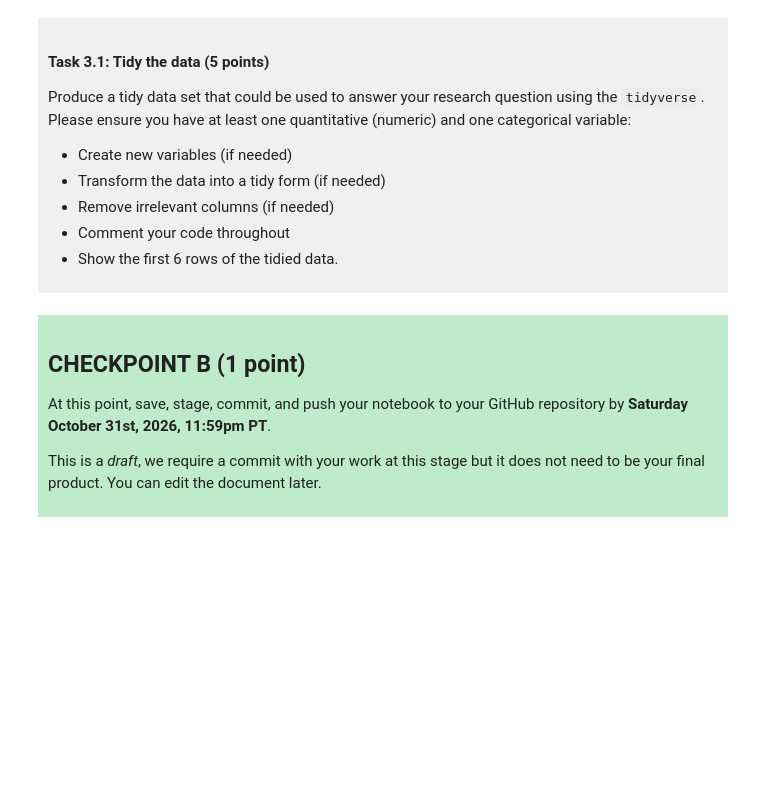
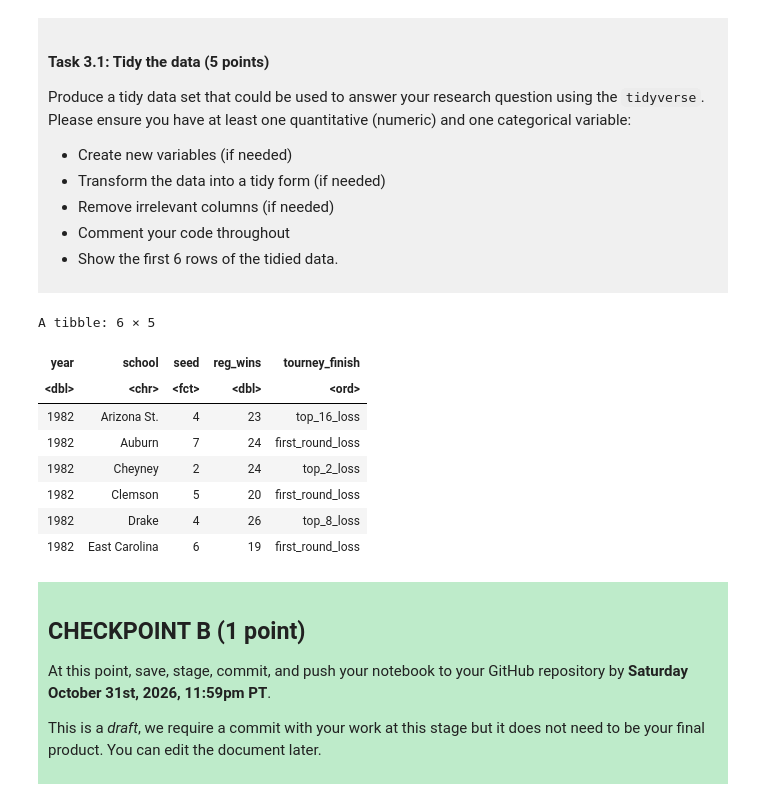
Before and after one commit to ethanshao1027-collab/DSCI-100-Project-ETHANSHAO, a Jupyter notebook: dsci-100-project-notebook.ipynb, the cells around one changed output. Saved outputs shown, nothing was run; the diff lists cells and outputs as text; code cells hidden in the pictures; blank space fills up the shorter version.

```diff
--- a/dsci-100-project-notebook.ipynb
+++ b/dsci-100-project-notebook.ipynb
@@ -189,7 +221,35 @@ Produce a tidy data set that could be used to answer your research question usin
 
 </div>
 # %%
-### EDIT THIS CODE CELL ###
+
+womens_march_madness_tidy <- womens_march_madness |>
+    select(year, school, seed, reg_wins, tourney_finish) |>
+    drop_na() |>
+    mutate(seed = as.factor(seed),
+         tourney_finish = factor(
+           tourney_finish,
+           levels = c("opening_round_loss",
+                      "first_round_loss",
+                      "second_round_loss",
+                      "top_16_loss",
+                      "top_8_loss",
+                      "top_4_loss",
+                      "top_2_loss",
+                      "champ"),
+           ordered = TRUE
+         ))
+
+head(womens_march_madness_tidy)
+# %% [output]
+A tibble: 6 × 5
+| year | school | seed | reg_wins | tourney_finish |
+| <dbl> | <chr> | <fct> | <dbl> | <ord> |
+| 1982 | Arizona St. | 4 | 23 | top_16_loss |
+| 1982 | Auburn | 7 | 24 | first_round_loss |
+| 1982 | Cheyney | 2 | 24 | top_2_loss |
+| 1982 | Clemson | 5 | 20 | first_round_loss |
+| 1982 | Drake | 4 | 26 | top_8_loss |
+| 1982 | East Carolina | 6 | 19 | first_round_loss |
 # %% [markdown]
 <div style="background-color: #beebca; padding: 10px;">
 
```
Also changed, not shown: parts of 5 cells of this notebook.
